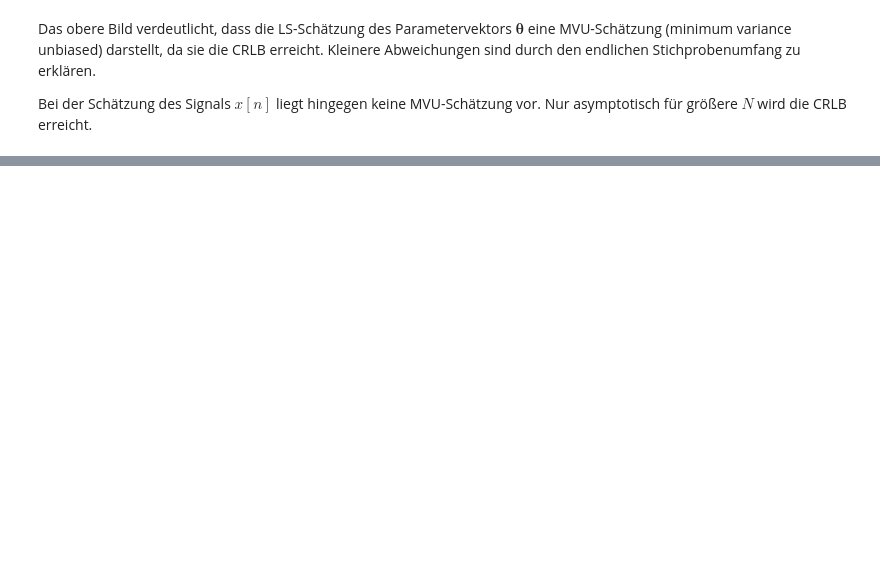
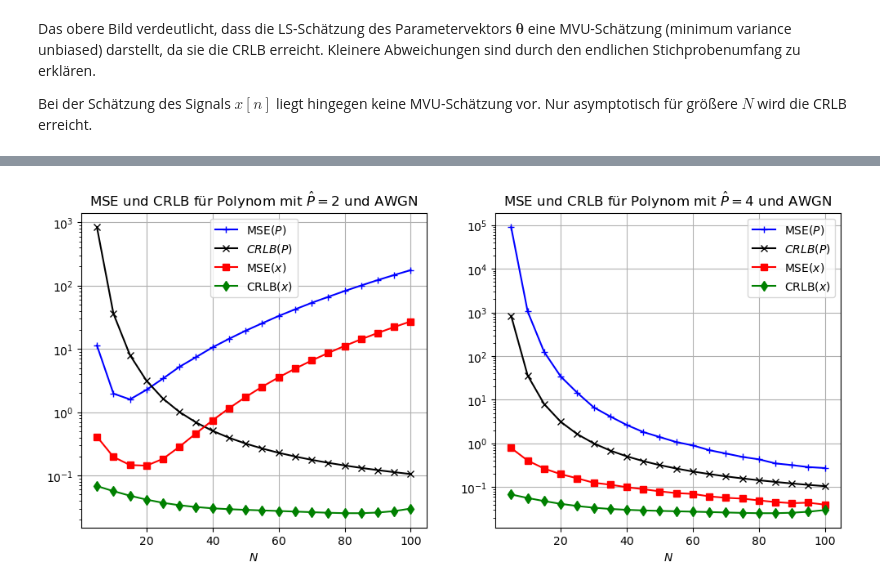
Before and after one commit to VK-NT2024/SSuI-Lecture, a Jupyter notebook: CRLB/SSuI-CRLBPolynomial.ipynb, the cells around one changed output, grey strips where cells are left out. Drawn from its saved outputs; the diff is of its cells as text; code cells hidden in the pictures; blank space fills up the shorter version.

```diff
--- a/CRLB/SSuI-CRLBPolynomial.ipynb
+++ b/CRLB/SSuI-CRLBPolynomial.ipynb
@@ -359,0 +439,25 @@ Bei der Schätzung des Signals $x[n]$ liegt hingegen keine MVU-Schätzung vor. N
+# %%
+fig_MSE = plt.figure(figsize=(12,5))
+
+ax3a = fig_MSE.add_subplot(121)
+ax3a.semilogy(N, MSE_Theta2mean[0], 'b-+',label='MSE$(P)$')
+ax3a.semilogy(N, crlbTotal, 'k-x',label='$CRLB(P)$')
+ax3a.semilogy(N, MSE2_xmean[0], 'r-s',label='MSE$(x)$')
+ax3a.semilogy(N, crlbX, 'g-d',label='CRLB$(x)$')
+plt.xlabel('$N$')
+plt.title('MSE und CRLB für Polynom mit $\\hat{P}=$' + str(P+DeltaP[0]) + ' und AWGN')
+plt.grid(True)
+plt.legend()
+
+ax3b = fig_MSE.add_subplot(122)
+ax3b.semilogy(N, MSE_Theta2mean[1], 'b-+',label='MSE$(P)$')
+ax3b.semilogy(N, crlbTotal, 'k-x',label='$CRLB(P)$')
+ax3b.semilogy(N, MSE2_xmean[1], 'r-s',label='MSE$(x)$')
+ax3b.semilogy(N, crlbX, 'g-d',label='CRLB$(x)$')
+plt.xlabel('$N$')
+plt.title('MSE und CRLB für Polynom mit $\\hat{P}=$' + str(P+DeltaP[1]) + ' und AWGN')
+plt.grid(True)
+plt.legend()
+plt.show()
+# %% [output]
+[figure, added]
```
Also changed, not shown: parts of 9 cells of this notebook, 1 other file.
